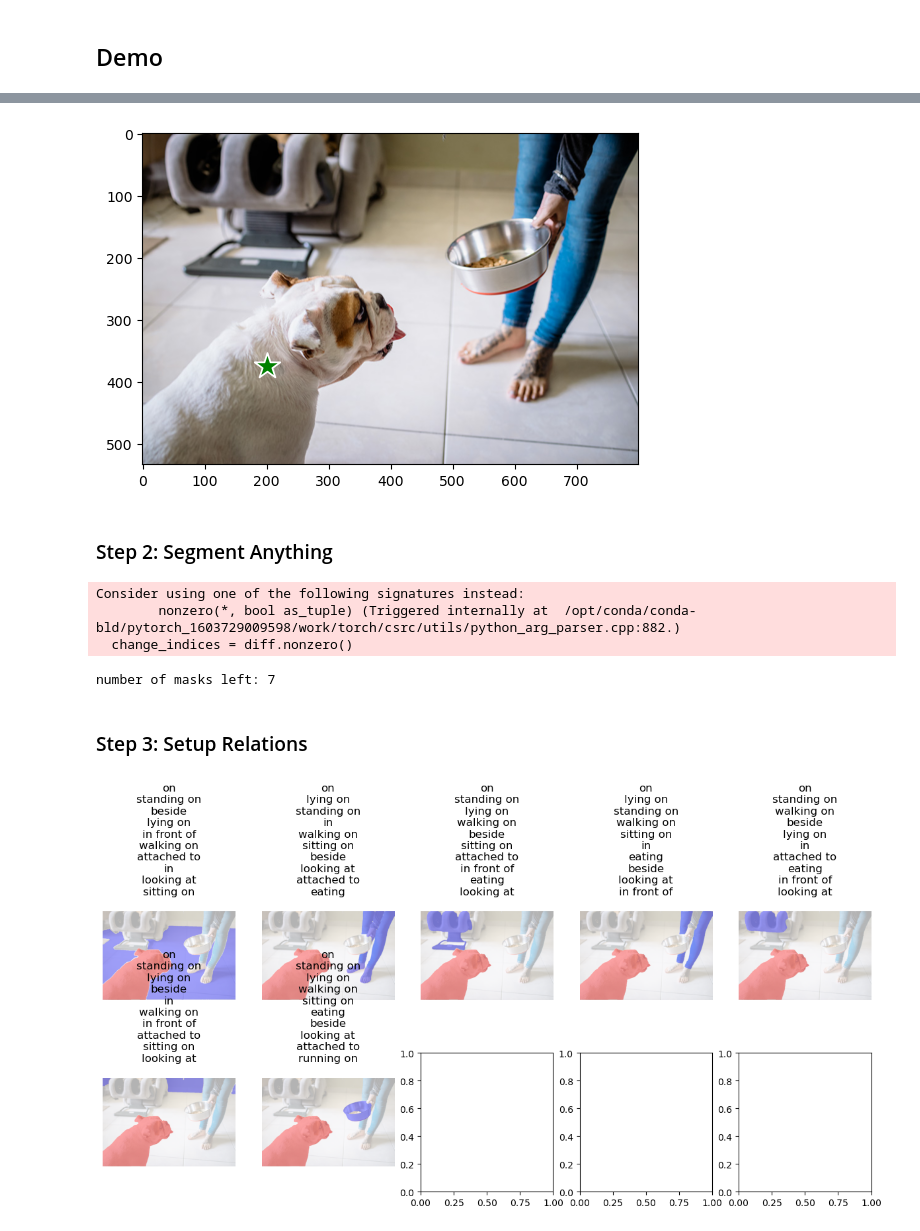
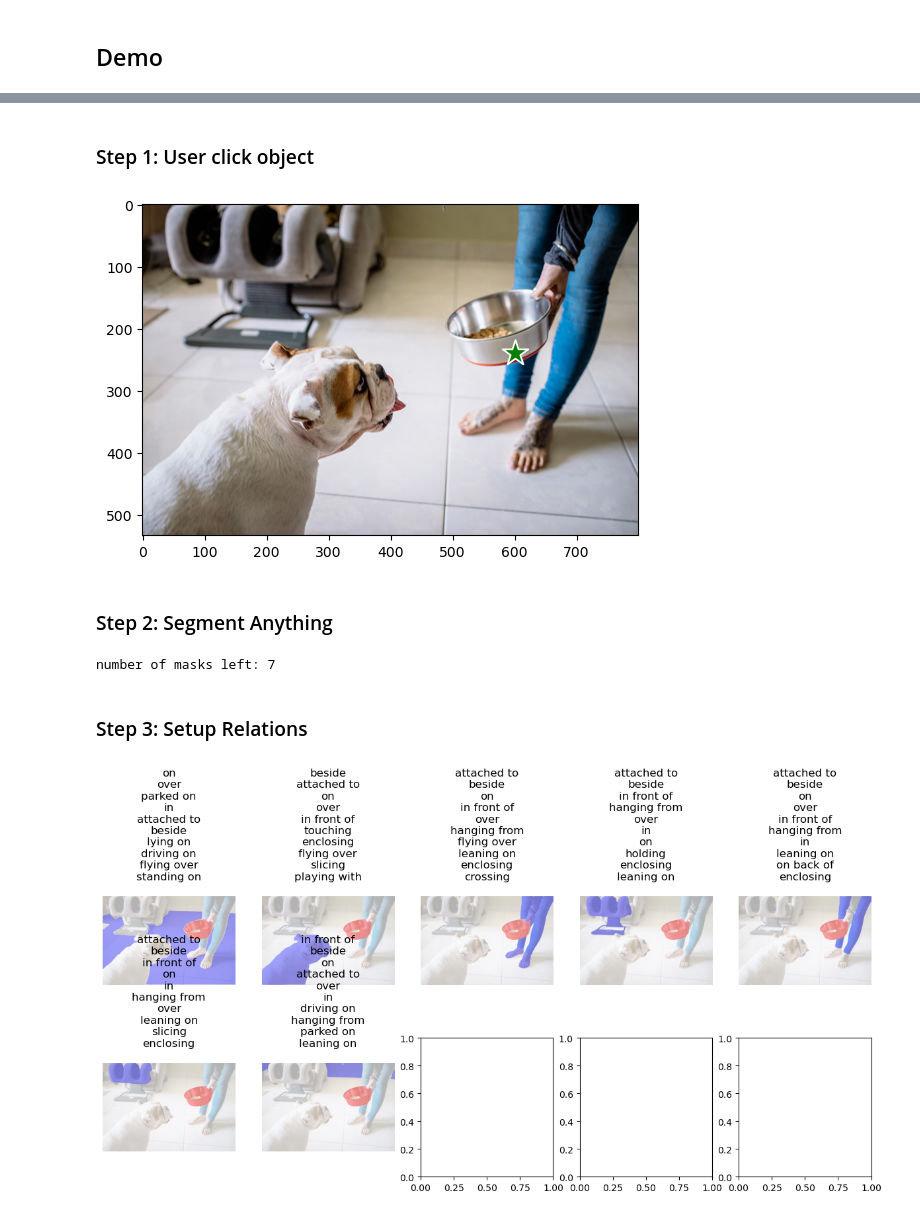
Before and after one commit to Luodian/RelateAnything, a Jupyter notebook: RelateAnythingInference.ipynb, the cells around one changed output, grey strips where cells are left out. Drawn from its saved outputs; the diff is of its cells as text; code cells hidden in the pictures.

```diff
--- a/RelateAnythingInference.ipynb
+++ b/RelateAnythingInference.ipynb
@@ -111,5 +114,6 @@ input_size = 512
 hidden_size = 256
 num_classes = 56
 model = MLP(input_size, hidden_size, num_classes)
-model.load_state_dict(torch.load("./share/model/best_model.pth"))
+model.load_state_dict(torch.load("./share/model/best_model_bce.pth"))
+# model.load_state_dict(torch.load("best_model_bce_153.pth"))
 # %% [output]
@@ -134,0 +153,15 @@ full_area = width * height
+# %%
+# set working path as home dir to easy access data
+psg_dataset_file = load_json(Path("data/psg/psg.json"))
+print('keys: ', list(psg_dataset_file.keys()))
+
+psg_thing_cats = psg_dataset_file['thing_classes']
+psg_stuff_cats = psg_dataset_file['stuff_classes']
+psg_obj_cats = psg_thing_cats + psg_stuff_cats
+psg_rel_cats = psg_dataset_file['predicate_classes']
+psg_dataset = {d["image_id"]: d for d in psg_dataset_file['data']}
+# psg_dataset_coco_id = {d["coco_image_id"]: d for d in psg_dataset_file['data']}
+
+print('Number of images: {}'.format(len(psg_dataset)))
+print('# Object Classes: {}'.format(len(psg_obj_cats)))
+print('# Relation Classes: {}'.format(len(psg_rel_cats)))
@@ -135,15 +173,25 @@ full_area = width * height
+# %%
+example_img_id = '107902'
+data = psg_dataset[example_img_id]
+image = read_image(coco_dir / data["file_name"], format="RGB")
+# %% [markdown]
+### Step 1: User click object
 # %%
 predictor.set_image(image)
 # %%
-# dog
-input_point = np.array([[200, 375]])
+# # dog
+# input_point = np.array([[150, 375]])
+# input_label = np.array([1])
+
+# # dog
+# input_point = np.array([[200, 375]])
+# input_label = np.array([1])
+
+# bowl
+input_point = np.array([[600, 240]])
 input_label = np.array([1])
 
-# bowl
-# input_point = np.array([[600, 200]])
-# input_label = np.array([1])
-
-# human
+# # human
 # input_point = np.array([[700, 50]])
 # input_label = np.array([1])
 
@@ -159,22 +207,6 @@ mask1, score1, logit1, feat1 = predictor.predict(point_coords=input_point,
                                                  point_labels=input_label,
                                                  multimask_output=False,)
 # %% [output]
-[figure, old version]
+[figure, new version]
-# %% [markdown]
-### Step 2: Segment Anything
-# %%
-sam_masks = mask_generator.generate(image)
-# %% [output]
-Consider using one of the following signatures instead:
-        nonzero(*, bool as_tuple) (Triggered internally at  /opt/conda/conda-bld/pytorch_1603729009598/work/torch/csrc/utils/python_arg_parser.cpp:882.)
-  change_indices = diff.nonzero()
-# %%
-# remove very small items, duplicate items, and itself
-filtered_masks = [d for d in sam_masks if iou(d['segmentation'], mask1[0]) < 0.95]
-filtered_masks = [d for d in filtered_masks if d['area'] > 0.03 * full_area]
-filtered_masks = sort_and_deduplicate(filtered_masks)
-print('number of masks left:', len(filtered_masks))
-# %% [output]
-number of masks left: 7
-# %% [markdown]
-### Step 3: Setup Relations
+# %% [markdown]
+### Step 2: Segment Anything
@@ -181,3 +215,13 @@ number of masks left: 7
+# %%
+# remove very small items, duplicate items, and itself
+filtered_masks = [d for d in sam_masks if iou(d['segmentation'], mask1[0]) < 0.95]
+filtered_masks = [d for d in filtered_masks if d['area'] > 0.03 * full_area]
+filtered_masks = sort_and_deduplicate(filtered_masks)
+print('number of masks left:', len(filtered_masks))
+# %% [output]
+number of masks left: 7
+# %% [markdown]
+### Step 3: Setup Relations
 # %%
 relation_classes = [
     'over', 'in front of', 'beside', 'on', 'in', 'attached to', 'hanging from', 'on back of', 'falling off',
@@ -191,35 +235,37 @@ relation_classes = [
 k = 10
 # %%
 import math
+
+model.load_state_dict(torch.load("best_model_bce.pth"))
 
 # Calculate the number of rows needed
 num_rows = math.ceil(len(filtered_masks) / 5)
 
 # Create the subplots
 fig, axs = plt.subplots(num_rows, 5, figsize=(15, 3*num_rows))
 
 # Loop through the images and add them to the subplots
 for i, mask in enumerate(filtered_masks):
     row = i // 5
     col = i % 5
 
     axs[row, col].imshow(image, alpha=0.3)
     axs[row, col].imshow(show_mask(mask1[0]))
     axs[row, col].imshow(show_anns(filtered_masks[i:i+1], 'blue'))
     axs[row, col].axis('off')
 
     # compute relations
-    feat2 = torch.Tensor(filtered_masks[0]['feat']).unsqueeze(0).unsqueeze(0)
+    feat2 = torch.Tensor(filtered_masks[i]['feat']).unsqueeze(0).unsqueeze(0)
     concat_input = torch.cat((feat1, feat2), dim=2)
     output = model(concat_input)
     topk_indices = torch.argsort(-output).flatten()
     strings = [relation_classes[indice] + '\n' for indice in topk_indices[:k]]
     result = ''.join(strings)
 
     axs[row, col].set_title(result)
 
 
 # Display the subplots
 plt.show()
 # %% [output]
-[figure, old version]
+[figure, new version]
```
Also changed, not shown: parts of 6 cells of this notebook, 13 other files.
